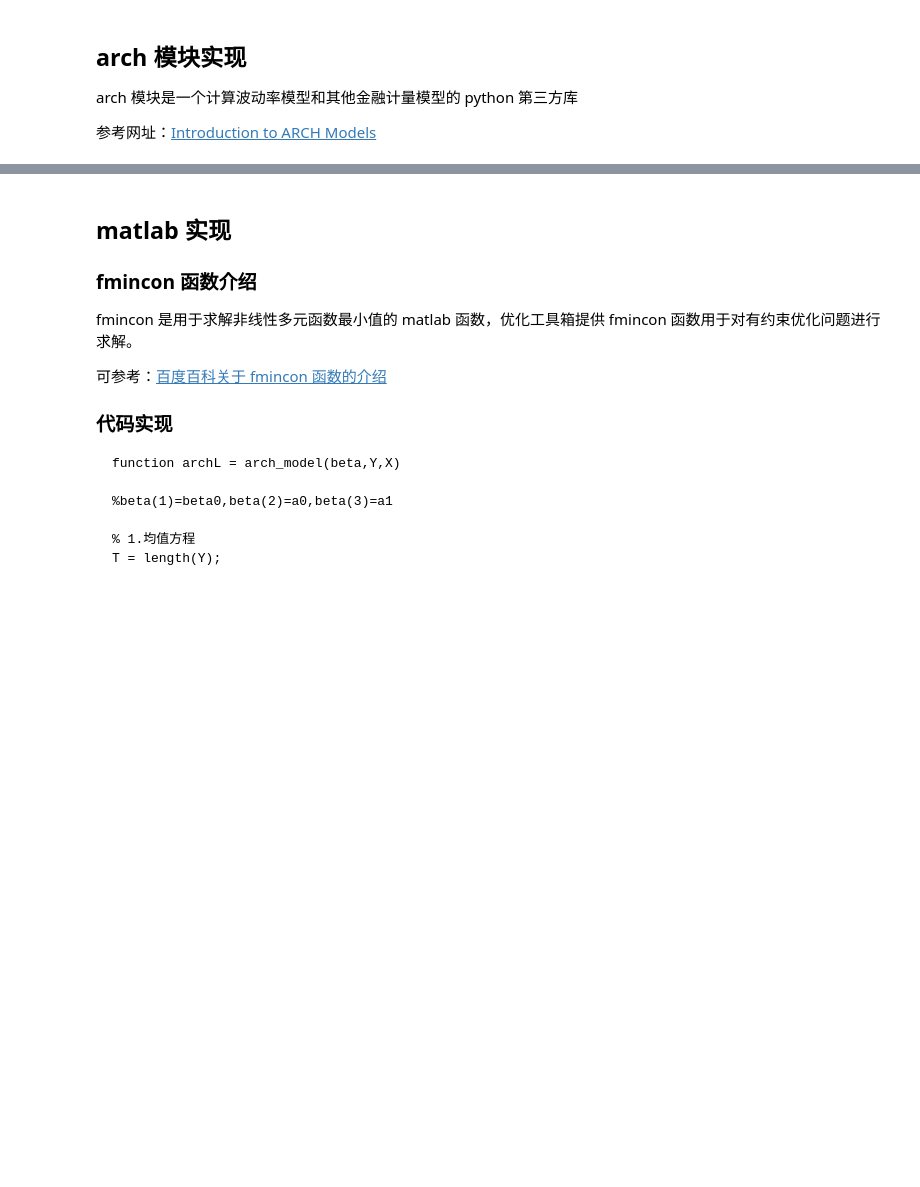
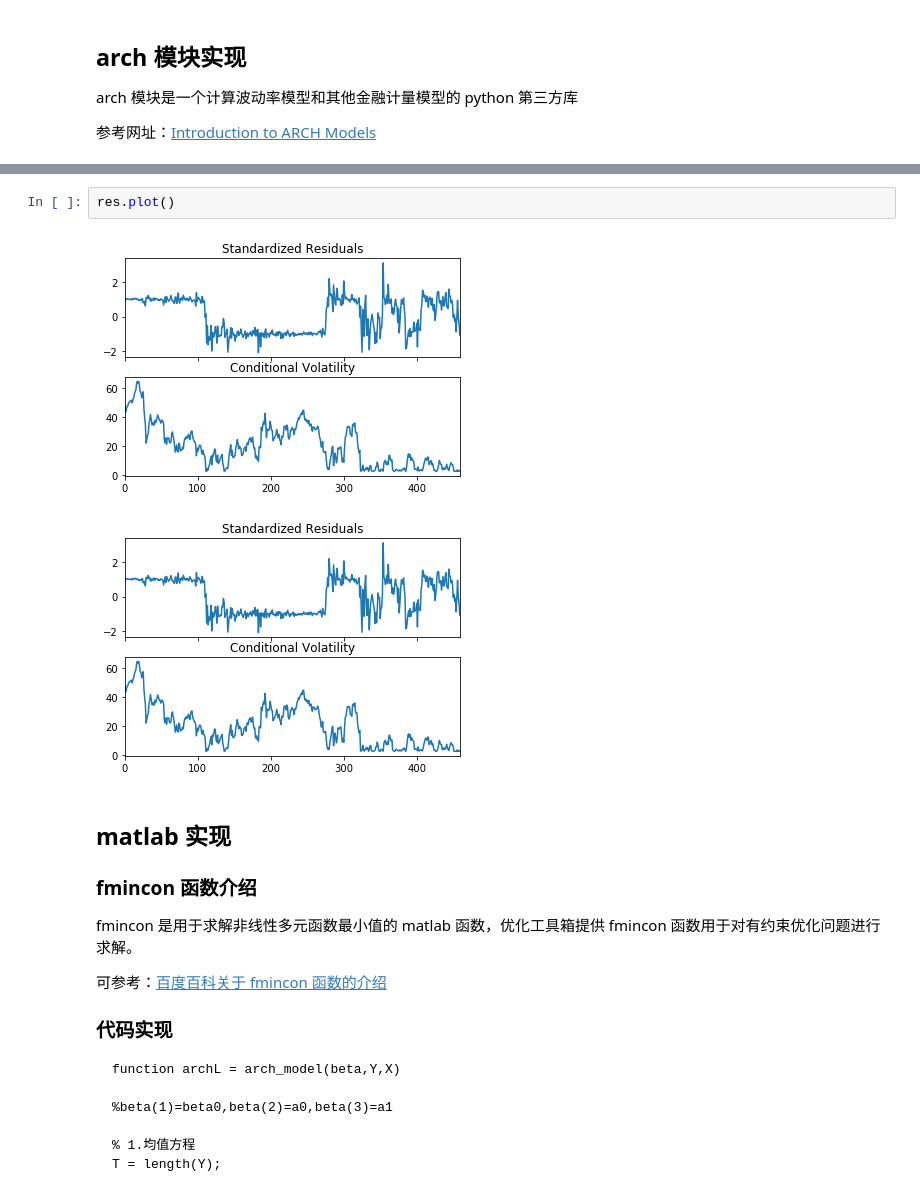
Before and after one commit to lei940324/econometrics, a Jupyter notebook: 金融时间序列/ARCH模型.ipynb, the cells around one changed output, grey strips where cells are left out. Drawn from its saved outputs; the diff is of its cells as text; blank space fills up the shorter version.

```diff
--- a/金融时间序列/ARCH模型.ipynb
+++ b/金融时间序列/ARCH模型.ipynb
@@ -95,6 +95,11 @@ Volatility Model
 | omega | 5.4661 | 1.761 | 3.105 | 1.906e-03 | [ 2.015, 8.917] |
 | alpha[1] | 1.0000 | 3.448e-02 | 29.001 | 6.408e-185 | [ 0.932, 1.068] |
 Covariance estimator: robust
+# %%
+res.plot()
+# %% [output]
+[figure, added]
+[figure, added]
 # %% [markdown]
 ## matlab 实现
 ### fmincon 函数介绍
```
Also changed, not shown: parts of 1 cell of this notebook, 3 other files.
